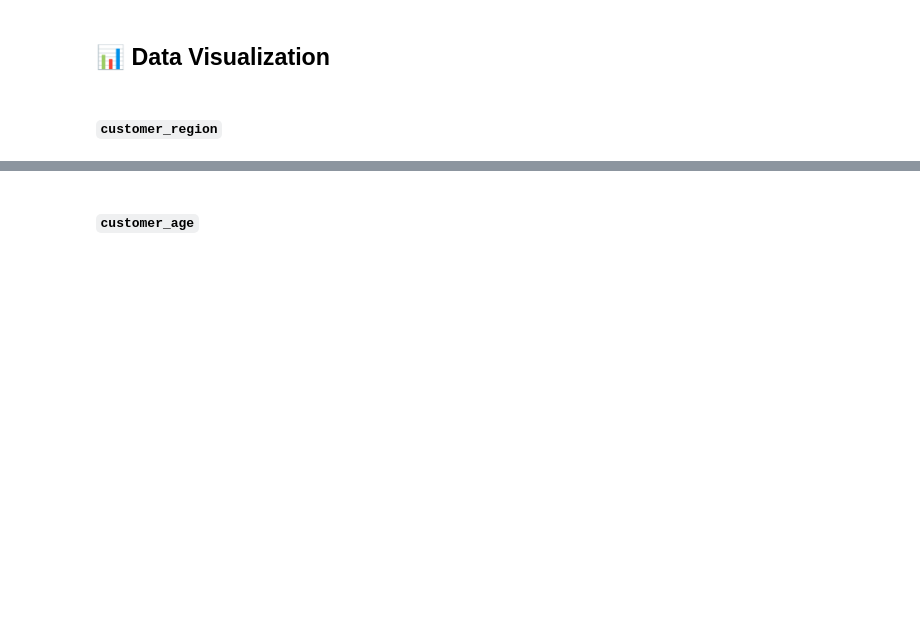
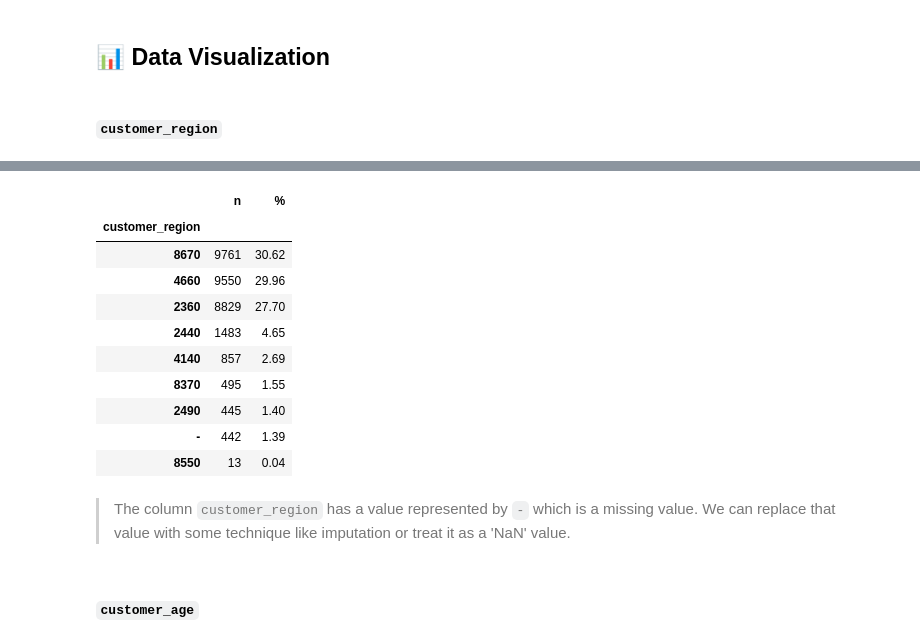
Before and after one commit to Silvestre17/DM_FoodDeliveryClustering_MasterProject, a Jupyter notebook: DM2425_Part1_99.ipynb, the cells around one changed output, grey strips where cells are left out. Cells and saved outputs as stored; diff of their text form; code cells hidden in the pictures; blank space fills up the shorter version.

```diff
--- a/DM2425_Part1_99.ipynb
+++ b/DM2425_Part1_99.ipynb
@@ -244 +243,22 @@ print(ABCDEats['customer_region'].unique())
+# %%
+# Absolute and Relative Frequency Table of the column `customer_region`
+customer_region_n_freq = ABCDEats['customer_region'].value_counts().reset_index()
+customer_region_n_freq.columns = ['customer_region', 'n']
+customer_region_n_freq['%'] = round(customer_region_n_freq['n'] / ABCDEats.shape[0] * 100, 2)
+customer_region_n_freq.set_index('customer_region', inplace=True)
+pd.DataFrame(customer_region_n_freq.sort_values(by='n', ascending=False))
+# %% [output]
+|  | n | % |
+| customer_region |  |  |
+| 8670 | 9761 | 30.62 |
+| 4660 | 9550 | 29.96 |
+| 2360 | 8829 | 27.70 |
+| 2440 | 1483 | 4.65 |
+| 4140 | 857 | 2.69 |
+| 8370 | 495 | 1.55 |
+| 2490 | 445 | 1.40 |
+| - | 442 | 1.39 |
+| 8550 | 13 | 0.04 |
+# %% [markdown]
+> The column `customer_region` has a value represented by `-` which is a missing value. We can replace that value with some technique like imputation or treat it as a 'NaN' value.
 # %% [markdown]
```
Also changed, not shown: parts of 19 cells of this notebook.
